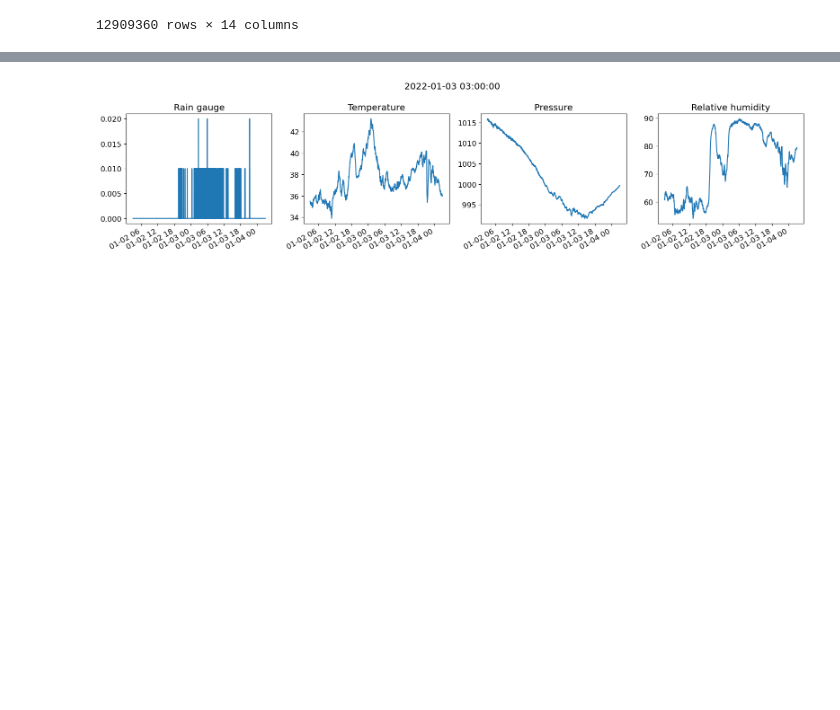
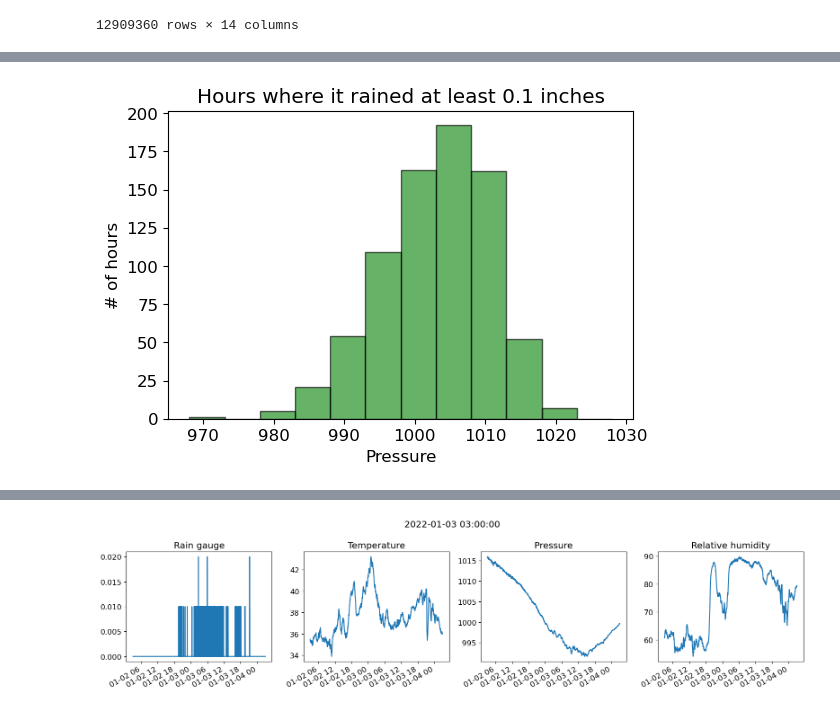
Before and after one commit to aditya-uw/WeatherPatrol, a Jupyter notebook: notebooks/read_data_from_atg.ipynb, the cells around one changed output, grey strips where cells are left out. Cells and saved outputs as stored; diff of their text form; code cells hidden in the pictures; blank space fills up the shorter version.

```diff
--- a/notebooks/read_data_from_atg.ipynb
+++ b/notebooks/read_data_from_atg.ipynb
@@ -128,0 +167,13 @@ Name: Rain, dtype: float64
+# %%
+bin_wdth = 5
+rain_counts, temps = np.histogram(summed_press_each_period.loc[(summed_rain_each_period>rain_thresh)].dropna(), bins=np.arange(970,1030+bin_wdth, bin_wdth))
+
+plt.figure(figsize=(6,4))
+plt.title(f'Hours where it rained at least {rain_thresh} inches')
+plt.bar(x=np.arange(970,1030, bin_wdth)+0.5, width=bin_wdth, height=rain_counts, facecolor='green', edgecolor='k', alpha=0.6)
+plt.xticks(np.arange(970, 1030+bin_wdth, 10))
+plt.ylabel('# of hours')
+plt.xlabel('Pressure')
+plt.show()
+# %% [output]
+[figure, added]
```
Also changed, not shown: parts of 20 cells of this notebook, 1 other file.
